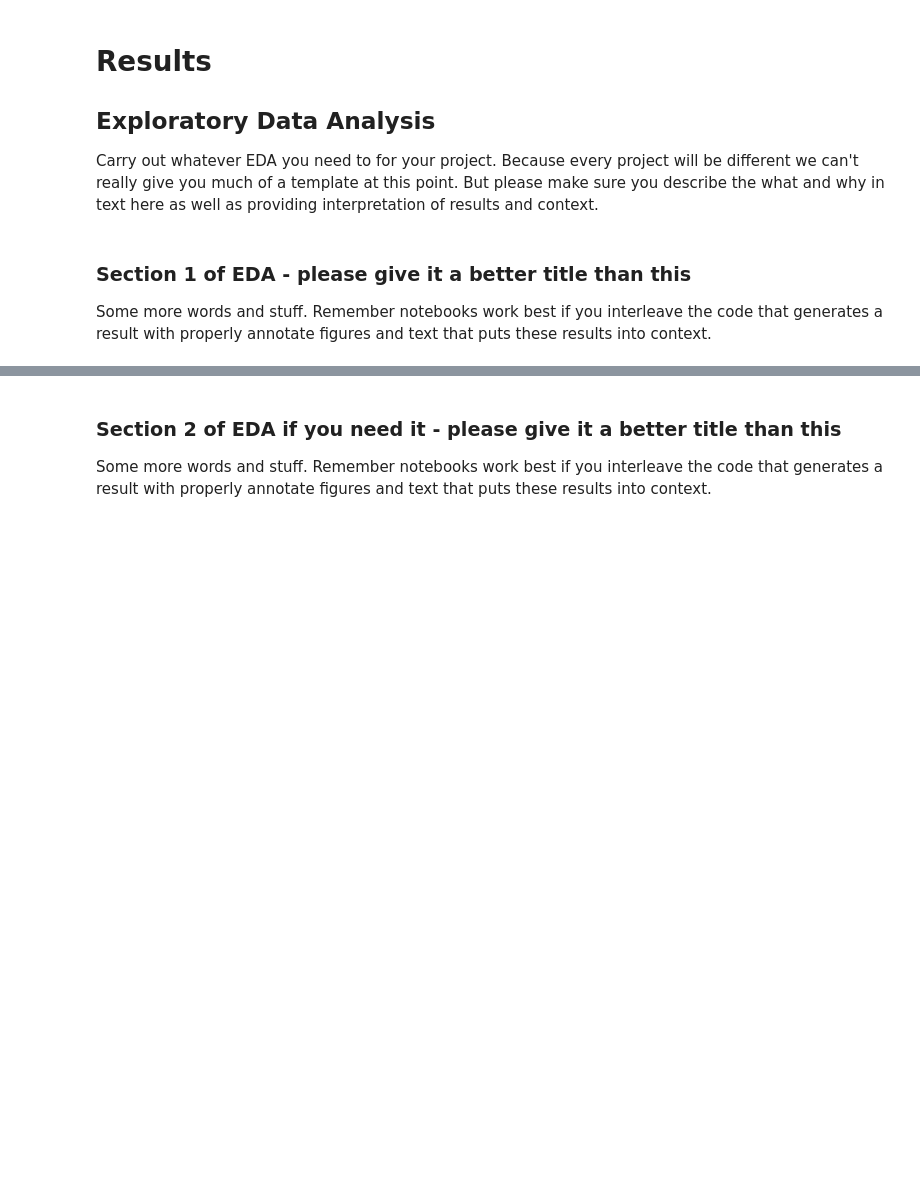
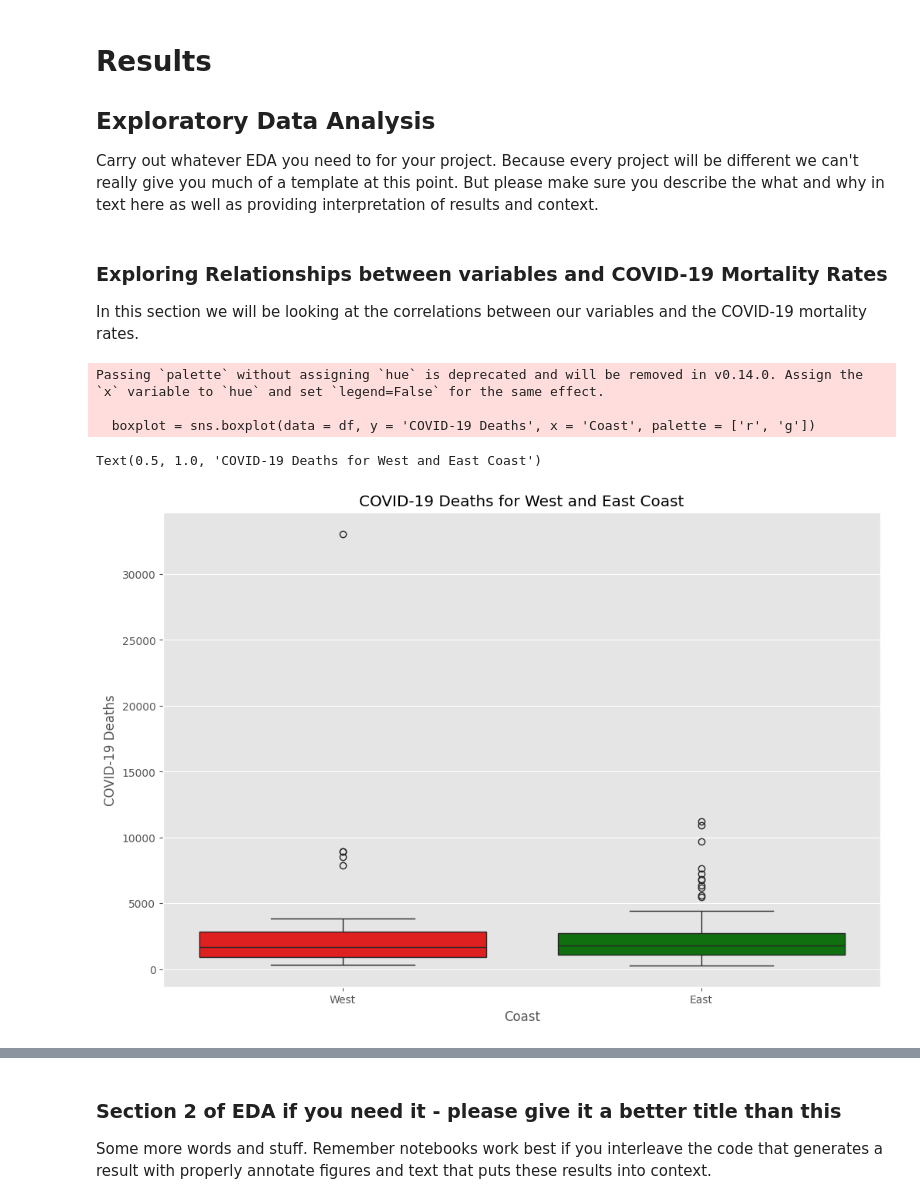
Before and after one commit to kshtwr/COVID-Mortality-Rate-in-Diverse-Cities, a Jupyter notebook: EDACheckpoint_Group116_WI24.ipynb, the cells around one changed output, grey strips where cells are left out. Drawn from its saved outputs; the diff is of its cells as text; code cells hidden in the pictures; blank space fills up the shorter version.

Commit message:
Added Some Visualizations

```diff
--- a/EDACheckpoint_Group116_WI24.ipynb
+++ b/EDACheckpoint_Group116_WI24.ipynb
@@ -119,7 +138,3 @@ To get the data into a usable format, we first had to keep only the parts of the
 ## Exploratory Data Analysis
 
 Carry out whatever EDA you need to for your project.  Because every project will be different we can't really give you much of a template at this point. But please make sure you describe the what and why in text here as well as providing interpretation of results and context.
-# %% [markdown]
-### Section 1 of EDA - please give it a better title than this
-
-Some more words and stuff.  Remember notebooks work best if you interleave the code that generates a result with properly annotate figures and text that puts these results into context.
@@ -128,0 +141,16 @@ Some more words and stuff.  Remember notebooks work best if you interleave the c
+# %% [markdown]
+### Exploring Relationships between variables and COVID-19 Mortality Rates
+
+In this section we will be looking at the correlations between our variables and the COVID-19 mortality rates.
+# %%
+plt.figure(figsize = (12, 8))
+
+boxplot = sns.boxplot(data = df, y = 'COVID-19 Deaths', x = 'Coast', palette = ['r', 'g'])
+boxplot.set_xlabel('Coast')
+boxplot.set_title('COVID-19 Deaths for West and East Coast')
+# %% [output]
+Passing `palette` without assigning `hue` is deprecated and will be removed in v0.14.0. Assign the `x` variable to `hue` and set `legend=False` for the same effect.
+
+  boxplot = sns.boxplot(data = df, y = 'COVID-19 Deaths', x = 'Coast', palette = ['r', 'g'])
+Text(0.5, 1.0, 'COVID-19 Deaths for West and East Coast')
+[figure, added]
```
Also changed, not shown: parts of 8 cells of this notebook.
